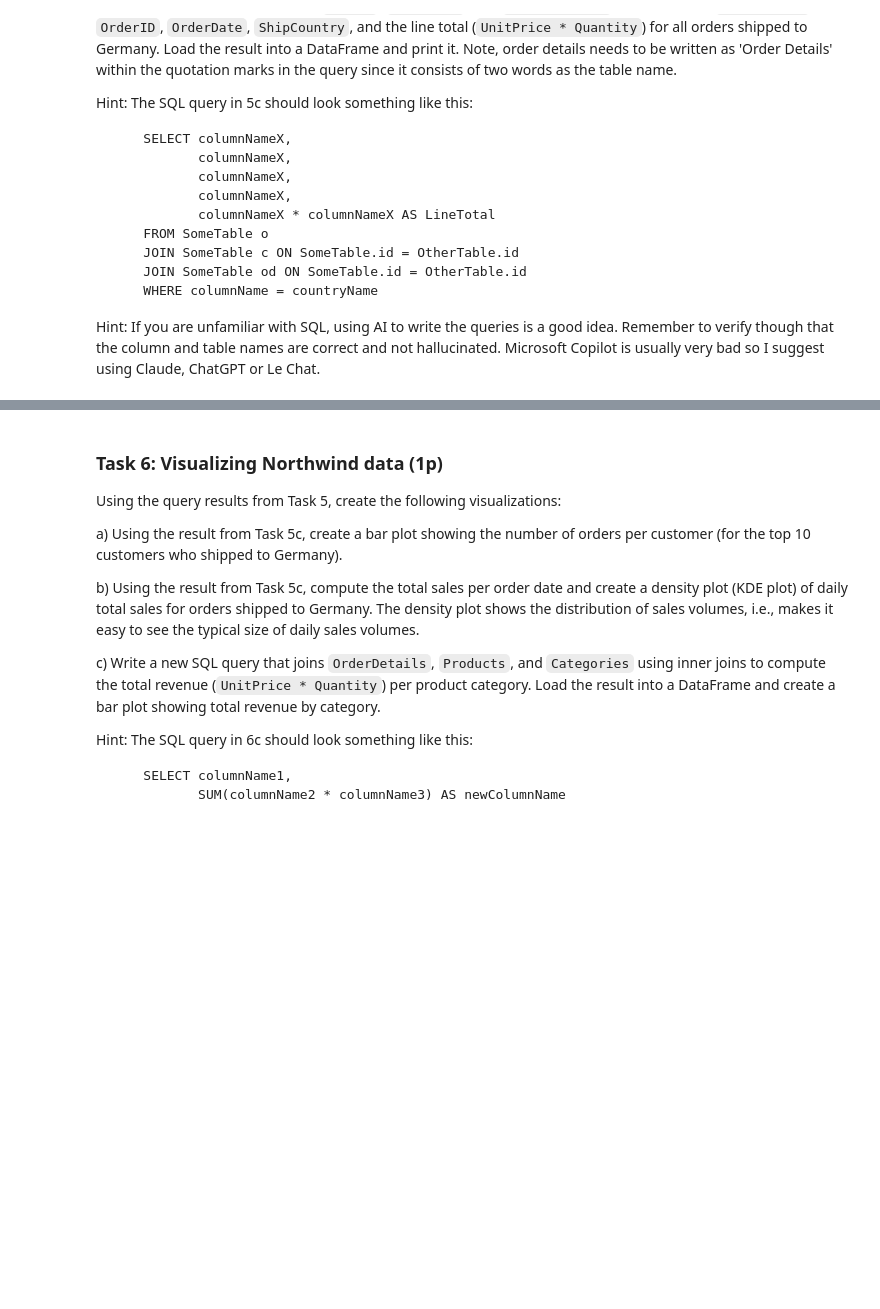
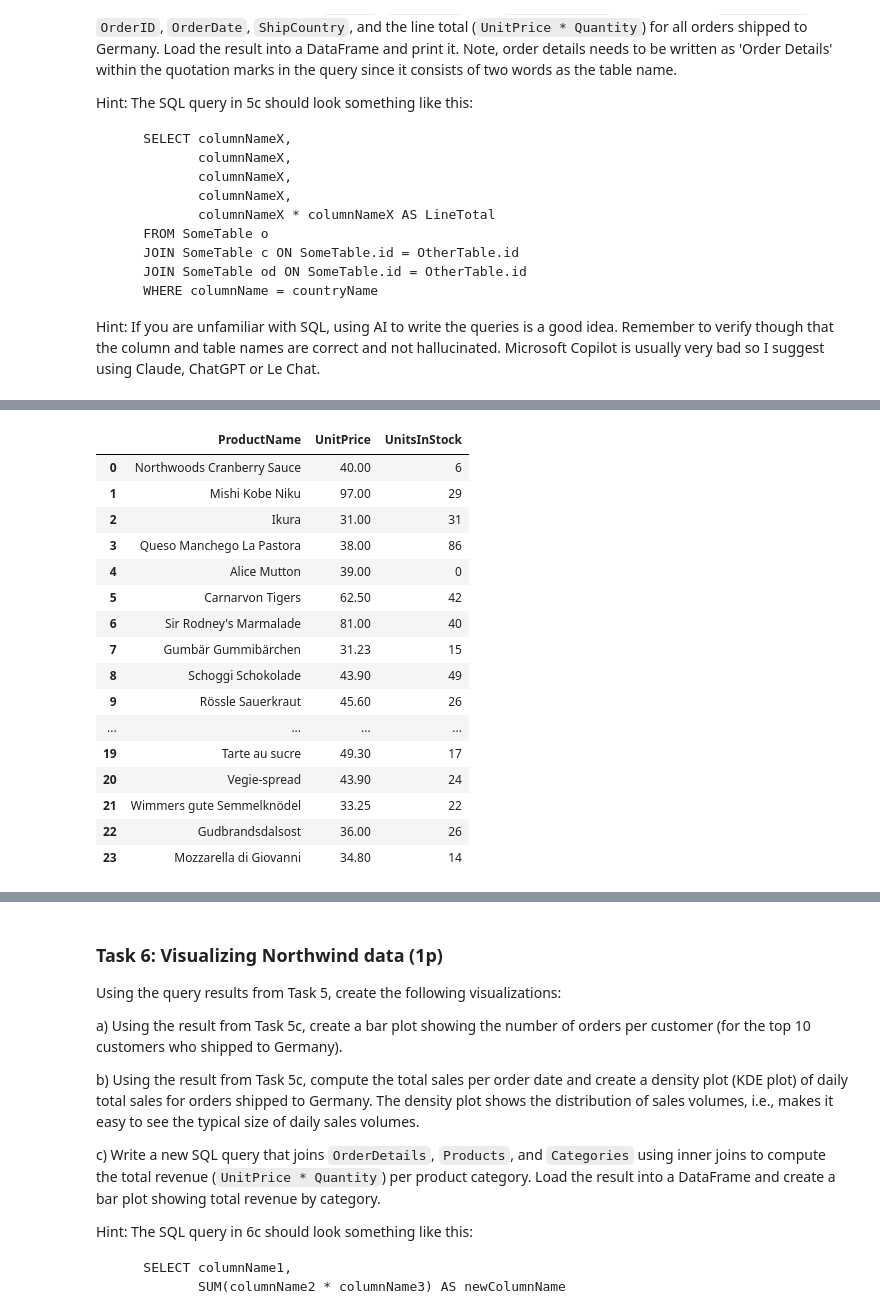
Before and after one commit to stavroulaalex/Python-BusinessIntelligence-Stav, a Jupyter notebook: assignments/assignment2/assignment2.ipynb, the cells around one changed output, grey strips where cells are left out. Saved outputs shown, nothing was run; the diff lists cells and outputs as text; code cells hidden in the pictures; blank space fills up the shorter version.

```diff
--- a/assignments/assignment2/assignment2.ipynb
+++ b/assignments/assignment2/assignment2.ipynb
@@ -262,0 +282,22 @@ table_names = connect.execute("SELECT ").fetchall()
+# %%
+#b)
+df_products_over30 = pd.read_sql_query("SELECT ProductName, UnitPrice, UnitsInStock FROM Products WHERE UnitPrice>30" , connection)
+df_products_over30
+# %% [output]
+|  | ProductName | UnitPrice | UnitsInStock |
+| 0 | Northwoods Cranberry Sauce | 40.00 | 6 |
+| 1 | Mishi Kobe Niku | 97.00 | 29 |
+| 2 | Ikura | 31.00 | 31 |
+| 3 | Queso Manchego La Pastora | 38.00 | 86 |
+| 4 | Alice Mutton | 39.00 | 0 |
+| 5 | Carnarvon Tigers | 62.50 | 42 |
+| 6 | Sir Rodney's Marmalade | 81.00 | 40 |
+| 7 | Gumbär Gummibärchen | 31.23 | 15 |
+| 8 | Schoggi Schokolade | 43.90 | 49 |
+| 9 | Rössle Sauerkraut | 45.60 | 26 |
+| ... | ... | ... | ... |
+| 19 | Tarte au sucre | 49.30 | 17 |
+| 20 | Vegie-spread | 43.90 | 24 |
+| 21 | Wimmers gute Semmelknödel | 33.25 | 22 |
+| 22 | Gudbrandsdalsost | 36.00 | 26 |
+| 23 | Mozzarella di Giovanni | 34.80 | 14 |
```
Also changed, not shown: parts of 10 cells of this notebook, 15 other files.
